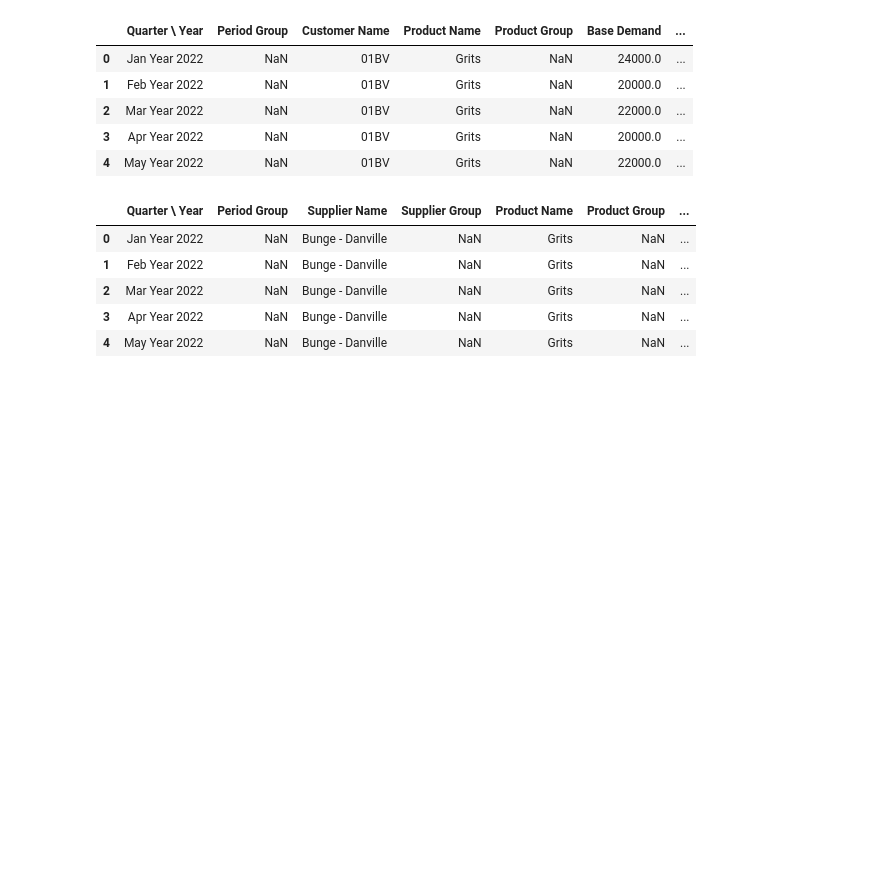
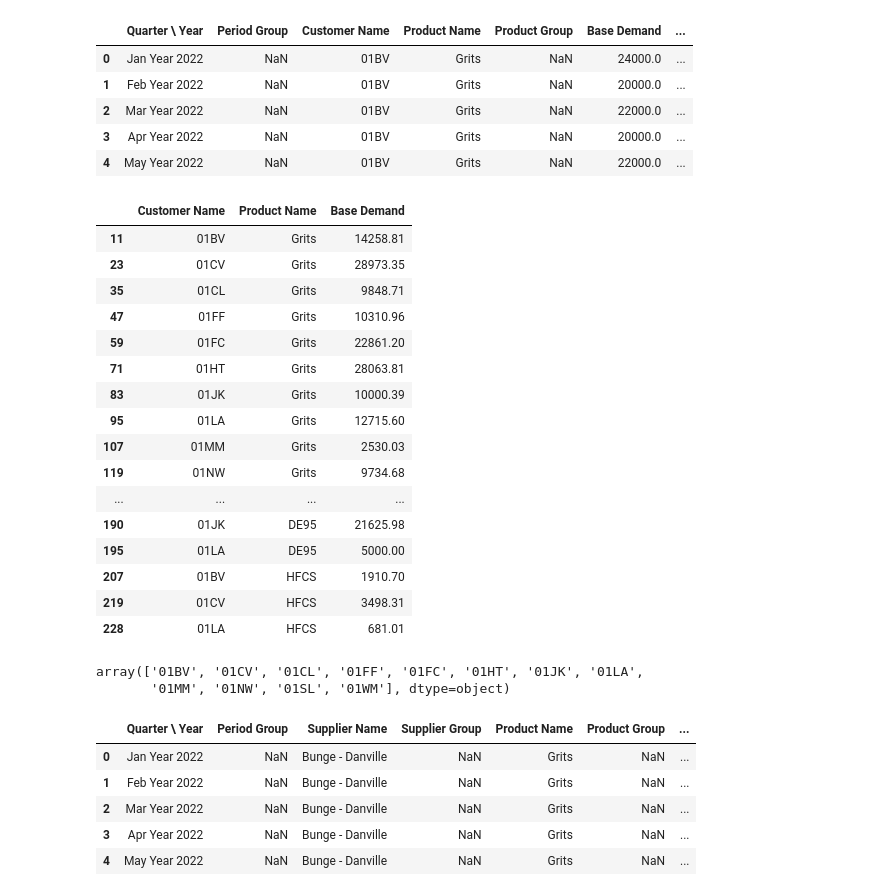
Before and after one commit to ev1222/cse454a-AB, a Jupyter notebook: Data Processing.ipynb, the cells around one changed output. Saved outputs shown, nothing was run; the diff lists cells and outputs as text; code cells hidden in the pictures; blank space fills up the shorter version.

Commit message:
data processing

```diff
--- a/Data Processing.ipynb
+++ b/Data Processing.ipynb
@@ -37,6 +13,35 @@ customers_demand_data.head()
 | 2 | Mar Year 2022 | NaN | 01BV | Grits | NaN | 22000.0 | ... |
 | 3 | Apr Year 2022 | NaN | 01BV | Grits | NaN | 20000.0 | ... |
 | 4 | May Year 2022 | NaN | 01BV | Grits | NaN | 22000.0 | ... |
+# %%
+customers_demand_data.drop_duplicates(subset=["Customer Name","Product Name"], keep="last", inplace=True)
+# %%
+customers_demand_data = customers_demand_data.iloc[:, [2,3,5]]
+# %%
+customers_demand_data
+# %% [output]
+|  | Customer Name | Product Name | Base Demand |
+| 11 | 01BV | Grits | 14258.81 |
+| 23 | 01CV | Grits | 28973.35 |
+| 35 | 01CL | Grits | 9848.71 |
+| 47 | 01FF | Grits | 10310.96 |
+| 59 | 01FC | Grits | 22861.20 |
+| 71 | 01HT | Grits | 28063.81 |
+| 83 | 01JK | Grits | 10000.39 |
+| 95 | 01LA | Grits | 12715.60 |
+| 107 | 01MM | Grits | 2530.03 |
+| 119 | 01NW | Grits | 9734.68 |
+| ... | ... | ... | ... |
+| 190 | 01JK | DE95 | 21625.98 |
+| 195 | 01LA | DE95 | 5000.00 |
+| 207 | 01BV | HFCS | 1910.70 |
+| 219 | 01CV | HFCS | 3498.31 |
+| 228 | 01LA | HFCS | 681.01 |
+# %%
+customers_demand_data["Customer Name"].unique()
+# %% [output]
+array(['01BV', '01CV', '01CL', '01FF', '01FC', '01HT', '01JK', '01LA',
+       '01MM', '01NW', '01SL', '01WM'], dtype=object)
 # %%
 suppliers_capacity_data = pd.read_excel(xlsx, 'Suppliers Capacity')
 suppliers_capacity_data.head()
```
Also changed, not shown: parts of 34 cells of this notebook.
